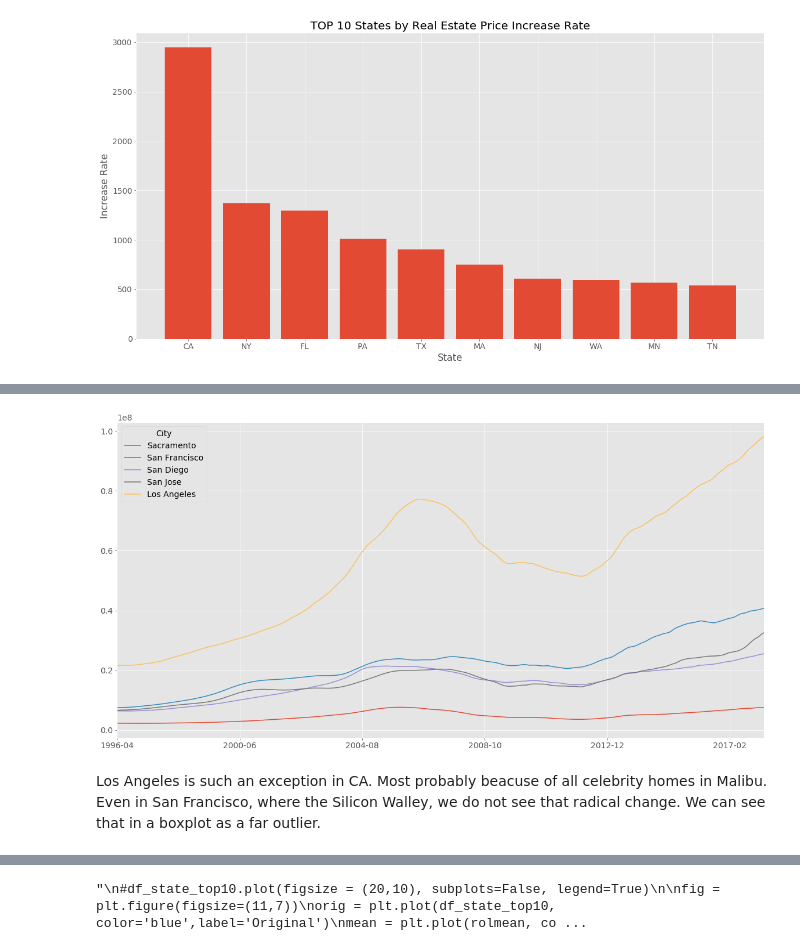
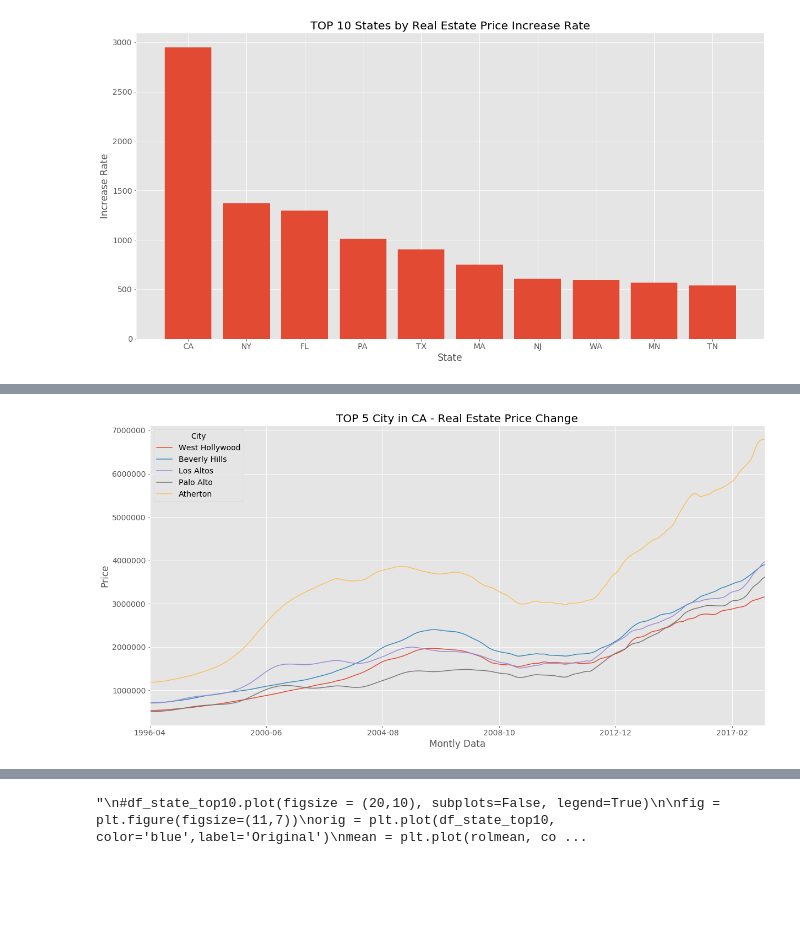
Before and after one commit to fcamuz/time-series-model-for-forecasting, a Jupyter notebook: mod_4_starter_notebook.ipynb, the cells around one changed output, grey strips where cells are left out. Cells and saved outputs as stored; diff of their text form; code cells hidden in the pictures; blank space fills up the shorter version.

```diff
--- a/mod_4_starter_notebook.ipynb
+++ b/mod_4_starter_notebook.ipynb
@@ -93,11 +92,12 @@ df_full.drop('RegionName', axis=1, inplace=True)
 def select_state_top10 (df, state ):
     df['increase'] =(df['2018-04'] - df['1996-04'])  #calculate price change and the percentage of the increase
     df['increase_rate'] = df['increase']/df['1996-04']
+    df['criteria']= df['increase']*df['increase_rate']
     df_state=df[df['State']==state] #filter state
     df2 = df_state.iloc[:, 6:]  #select only the price data
-    df2.sort_values(by= ['increase_rate'], ascending=False, inplace=True) #sort by rate and slice top 10
-    df10= select_state_top10 (df, state ).astype(int)  #convert datatype to int
-    df2.sort_values(by= ['increase'], ascending=False, inplace=True) #sort by increase and slice top 10
+    df2.sort_values(by= ['criteria'], ascending=False, inplace=True) #sort by rate and slice top 10
+    df10 =  df2.iloc[:10, :].astype(int)  #convert datatype to int
+    df2.sort_values(by= ['criteria'], ascending=False, inplace=True) #sort by increase and slice top 10
     df10_growth = df2.iloc[:10, :].astype(int)
     return df10, df10_growth, df
 # %%
@@ -187,7 +166,8 @@ Text(0, 0.5, 'Increase Rate')
 #I would like to see how why California is so different than the others.
 df_full_CA= df_full_2[df_full_2['State']=='CA']
 df_full_CA = df_full_CA.drop(['RegionID', 'CountyName','Metro','SizeRank','State'],axis=1)
-ca_city=df_full_CA.groupby(['City']).sum().groupby(level=0).mean().sort_values('increase_rate')
+df_full_CA['rate_criteria']=df_full_CA['increase']*df_full_CA['increase_rate']
+ca_city=df_full_CA.set_index('City').astype(float).groupby('City').mean().sort_values('rate_criteria')
 # %%
 ca_city
 # %% [output]
@@ -210,5 +190,5 @@ California is a large state. While there is a significant increase in some citie
 # %%
-plot_ca=(ca_city.tail(5).drop(['increase', 'increase_rate'], axis=1))
+plot_ca=(ca_city.tail(5).drop(['increase', 'increase_rate','rate_criteria'], axis=1))
 plot_ca
 # %% [output]
 |  | 1996-04 | 1996-05 | 1996-06 | 1996-07 | 1996-08 | 1996-09 | 1996-10 | 1996-11 | 1996-12 | 1997-01 | ... | ... |
@@ -221,8 +201,9 @@ plot_ca
 5 rows × 265 columns
 # %%
 (plot_ca.T).plot(figsize = (20,10), subplots=False, legend=True)
+plt.title('TOP 5 City in CA - Real Estate Price Change')
+plt.xlabel('Montly Data')
+plt.ylabel('Price')
 plt.show()
 # %% [output]
-[figure, old version]
+[figure, new version]
-# %% [markdown]
-Los Angeles is such an exception in CA. Most probably beacuse of all celebrity homes in Malibu. Even in San Francisco, where the Silicon Walley, we do not see that radical change. We can see that in a boxplot as a far outlier.
```
Also changed, not shown: parts of 33 cells of this notebook, 1 other file.
